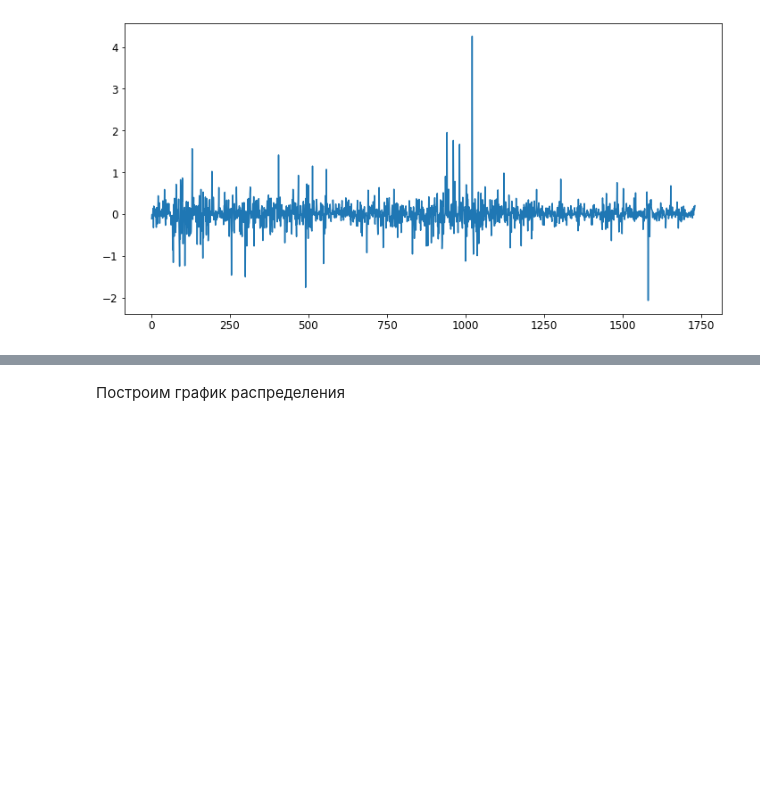
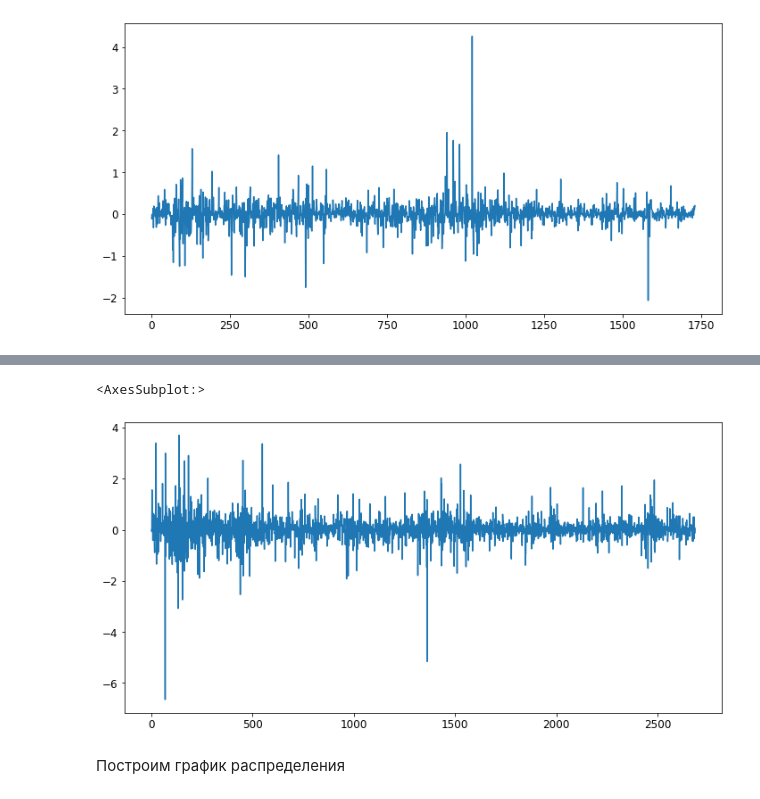
Before and after one commit to ssstoyanov-hse/statistical-analysis, a Jupyter notebook: HW10/HW 10 Stanislav Stoianov.ipynb, the cells around one changed output, grey strips where cells are left out. Saved outputs shown, nothing was run; the diff lists cells and outputs as text; code cells hidden in the pictures; blank space fills up the shorter version.

```diff
--- a/HW10/HW 10 Stanislav Stoianov.ipynb
+++ b/HW10/HW 10 Stanislav Stoianov.ipynb
@@ -187,3 +187,6 @@ vanguard['<CHANGE, %>'].plot(figsize = (12, 6), fontsize = 12)
 # %% [output]
 <AxesSubplot:>
 [figure]
+# %%
+apple['<CHANGE, %>'] = apple['<CLOSE>'].pct_change()*100
+apple.head()
@@ -190,3 +200,8 @@ vanguard['<CHANGE, %>'].plot(figsize = (12, 6), fontsize = 12)
+# %%
+apple['<CHANGE, %>'].plot(figsize = (12, 6), fontsize = 12)
+# %% [output]
+<AxesSubplot:>
+[figure, added]
 # %% [markdown]
 Построим график распределения
 # %%
```
Also changed, not shown: parts of 8 cells of this notebook.
